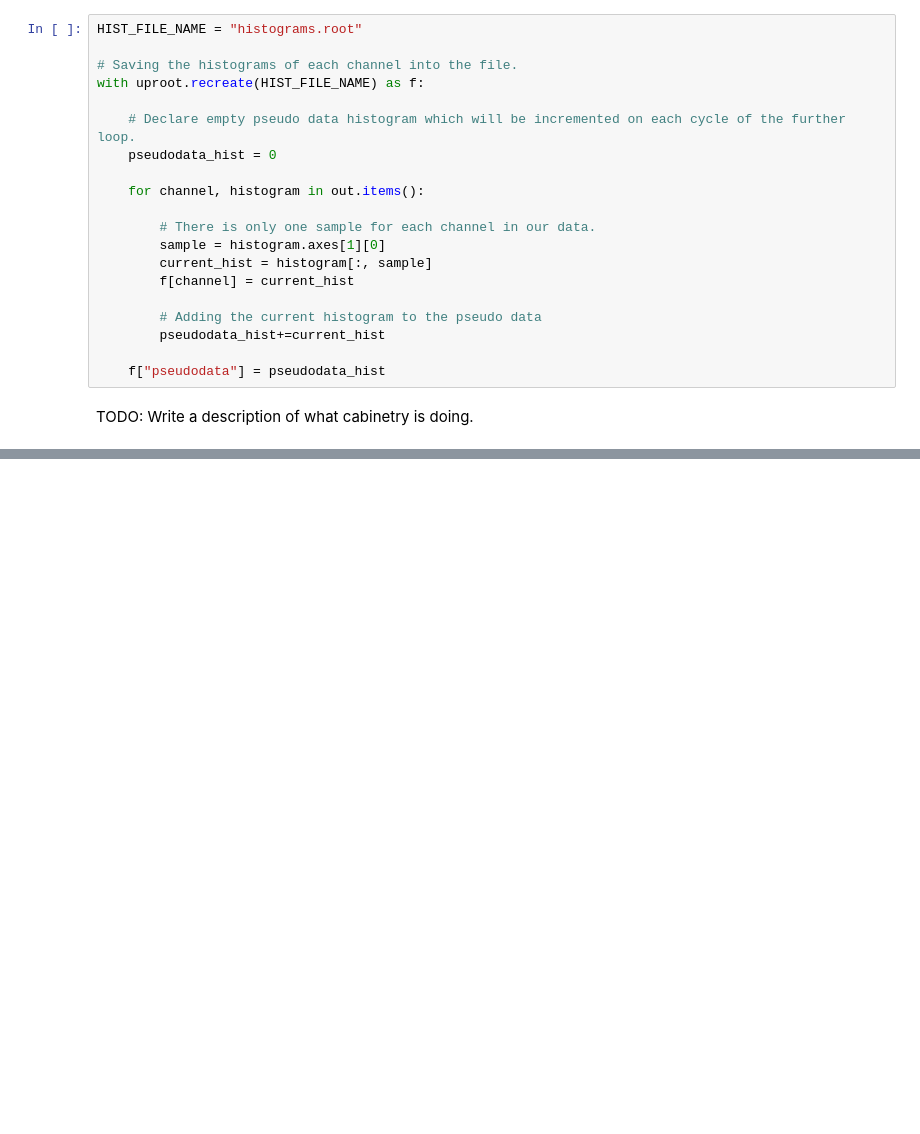
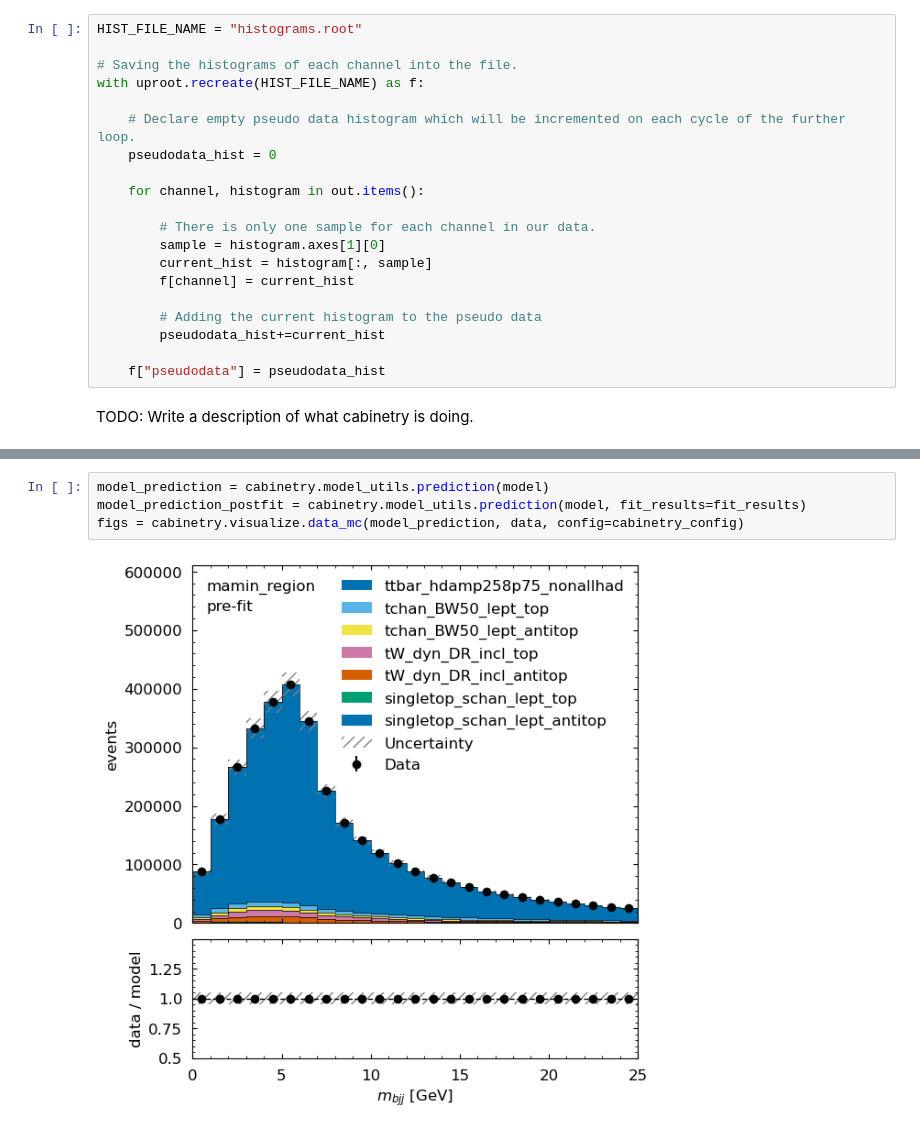
Before and after one commit to iris-hep/agc-physlite, a Jupyter notebook: main_code.ipynb, the cells around one changed output, grey strips where cells are left out. Cells and saved outputs as stored; diff of their text form; blank space fills up the shorter version.

```diff
--- a/main_code.ipynb
+++ b/main_code.ipynb
@@ -397,0 +417,6 @@ Failed validating 'type' in schema['properties']['Samples']:
+# %%
+model_prediction = cabinetry.model_utils.prediction(model)
+model_prediction_postfit = cabinetry.model_utils.prediction(model, fit_results=fit_results)
+figs = cabinetry.visualize.data_mc(model_prediction, data, config=cabinetry_config)
+# %% [output]
+[figure, added]
```
Also changed, not shown: parts of 5 cells of this notebook, 1 other file.
